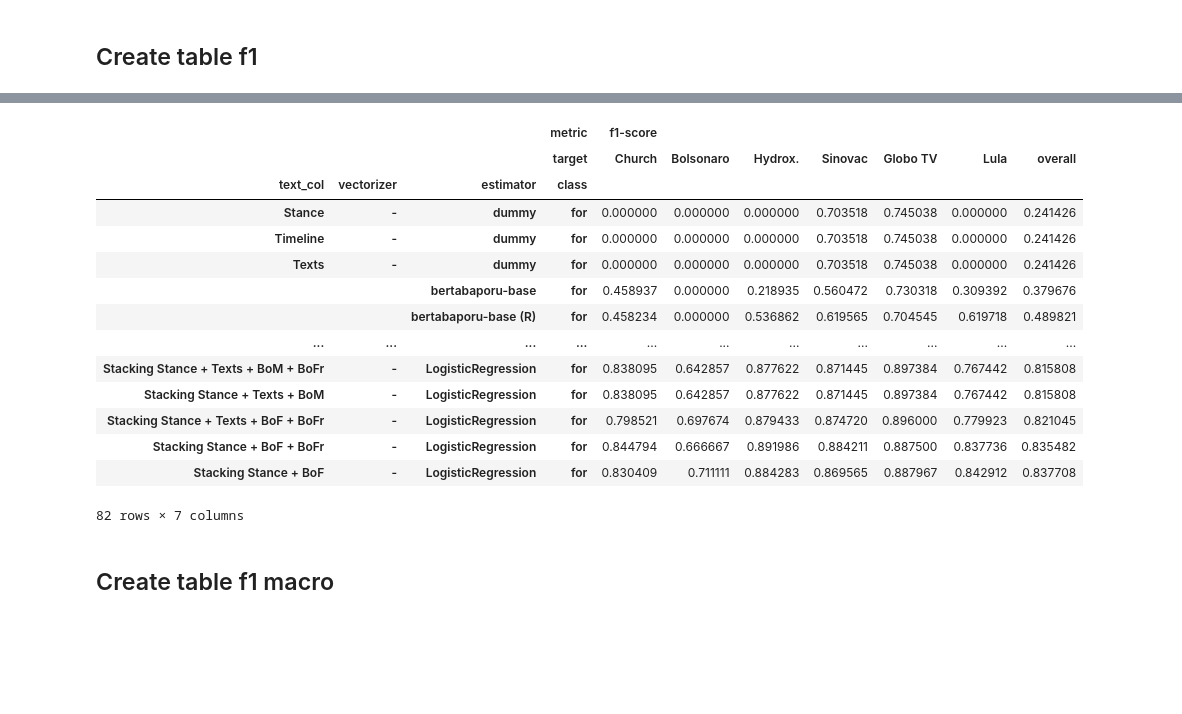
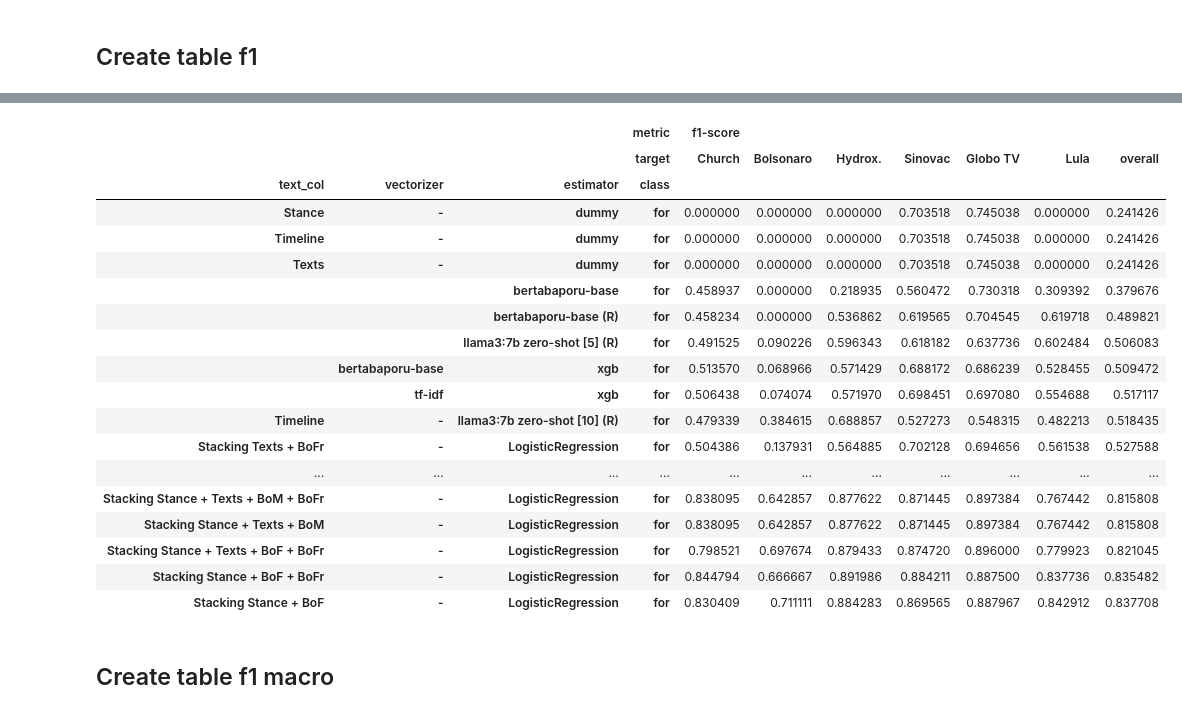
Before and after one commit to semcovici/stance-prediction-UstanceBR, a Jupyter notebook: notebooks/3.results_analysis.ipynb, the cells around one changed output, grey strips where cells are left out. Drawn from its saved outputs; the diff is of its cells as text; code cells hidden in the pictures; blank space fills up the shorter version.

```diff
--- a/notebooks/3.results_analysis.ipynb
+++ b/notebooks/3.results_analysis.ipynb
@@ -1,19 +1,19 @@
 # %%
 import pandas as pd
 import os
-from sklearn.metrics import classification_report
 from tqdm import tqdm
 import itertools
 import warnings
 import sys
-sys.path.append('../src')
+sys.path.append('../src/')
 import itertools
+from eval.mcnemar import main_mcnemar
 
 from models.classification_methods import get_classification_report
 warnings.filterwarnings("ignore")
+from data.lambdas import int_to_label, label_to_int
 
-
-pd.set_option('display.max_columns', None)
+from IPython.core.display import HTML
 # %%
 def generate_latex_with_multirow_and_bold(df):
     latex_code = ''
@@ -236,7 +238,8 @@ results_tuples_stance
 
 
 list_results = []
-for text_col, vectorizer, estimator, path_results in results_tuples_stance:
+list_hits = []
+for text_col, vectorizer, estimator, path_results in tqdm(results_tuples_stance):
 
     list_cr = []
 
@@ -246,6 +249,9 @@ for text_col, vectorizer, estimator, path_results in results_tuples_stance:
         path = test_results_path + path_results.format(target = target)
         df_results = pd.read_csv(path)
         df_results_or = df_results.copy()
+
+        test_vector = df_results.test
+        pred_vector = df_results.pred
 
         # get classification report df
         df_classification_report = get_classification_report(df_results.test, df_results.pred, cr_args = {})
@@ -262,6 +268,23 @@ for text_col, vectorizer, estimator, path_results in results_tuples_stance:
         # print(path)
         # display(df_classification_report)
 
+        # criar vetor com teste - pred e vetor de acertos e erros
+        df_hits = pd.DataFrame({'test': test_vector.apply(label_to_int).astype(bool),'pred': pred_vector.apply(label_to_int).astype(bool)})
+        df_hits['hit'] = df_hits['test'] == df_hits['pred']
+
+        list_hits.append({
+            'config_exp': {
+                "text_col": text_col,
+                "vectorizer": vectorizer,
+                "estimator": estimator,
+                "path_results": path_results
+            },
+            'df': df_hits,
+            'target': target,
+            'exp_name': {"text_col":text_col, "vectorizer":vectorizer, "estimator":estimator}
+        })
+
+
         list_cr.append(df_classification_report)
 
     df_results = pd.concat(list_cr, axis = 1)
@@ -318,21 +326,25 @@ f1_df
 # %%
-f1_df.sort_values([('f1-score','overall')])
+display(HTML(f1_df.sort_values([('f1-score','overall')]).to_html()))
 # %% [output]
 |  |  |  | metric | f1-score |  |  |  |  |  |  |
 |  |  |  | target | Church | Bolsonaro | Hydrox. | Sinovac | Globo TV | Lula | overall |
 | text_col | vectorizer | estimator | class |  |  |  |  |  |  |  |
 | Stance | - | dummy | for | 0.000000 | 0.000000 | 0.000000 | 0.703518 | 0.745038 | 0.000000 | 0.241426 |
 | Timeline | - | dummy | for | 0.000000 | 0.000000 | 0.000000 | 0.703518 | 0.745038 | 0.000000 | 0.241426 |
 | Texts | - | dummy | for | 0.000000 | 0.000000 | 0.000000 | 0.703518 | 0.745038 | 0.000000 | 0.241426 |
 |  |  | bertabaporu-base | for | 0.458937 | 0.000000 | 0.218935 | 0.560472 | 0.730318 | 0.309392 | 0.379676 |
 |  |  | bertabaporu-base (R) | for | 0.458234 | 0.000000 | 0.536862 | 0.619565 | 0.704545 | 0.619718 | 0.489821 |
+|  |  | llama3:7b zero-shot [5] (R) | for | 0.491525 | 0.090226 | 0.596343 | 0.618182 | 0.637736 | 0.602484 | 0.506083 |
+|  | bertabaporu-base | xgb | for | 0.513570 | 0.068966 | 0.571429 | 0.688172 | 0.686239 | 0.528455 | 0.509472 |
+|  | tf-idf | xgb | for | 0.506438 | 0.074074 | 0.571970 | 0.698451 | 0.697080 | 0.554688 | 0.517117 |
+| Timeline | - | llama3:7b zero-shot [10] (R) | for | 0.479339 | 0.384615 | 0.688857 | 0.527273 | 0.548315 | 0.482213 | 0.518435 |
+| Stacking Texts + BoFr | - | LogisticRegression | for | 0.504386 | 0.137931 | 0.564885 | 0.702128 | 0.694656 | 0.561538 | 0.527588 |
 | ... | ... | ... | ... | ... | ... | ... | ... | ... | ... | ... |
 | Stacking Stance + Texts + BoM + BoFr | - | LogisticRegression | for | 0.838095 | 0.642857 | 0.877622 | 0.871445 | 0.897384 | 0.767442 | 0.815808 |
 | Stacking Stance + Texts + BoM | - | LogisticRegression | for | 0.838095 | 0.642857 | 0.877622 | 0.871445 | 0.897384 | 0.767442 | 0.815808 |
 | Stacking Stance + Texts + BoF + BoFr | - | LogisticRegression | for | 0.798521 | 0.697674 | 0.879433 | 0.874720 | 0.896000 | 0.779923 | 0.821045 |
 | Stacking Stance + BoF + BoFr | - | LogisticRegression | for | 0.844794 | 0.666667 | 0.891986 | 0.884211 | 0.887500 | 0.837736 | 0.835482 |
 | Stacking Stance + BoF | - | LogisticRegression | for | 0.830409 | 0.711111 | 0.884283 | 0.869565 | 0.887967 | 0.842912 | 0.837708 |
-82 rows × 7 columns
 # %% [markdown]
 ## Create table f1 macro
 # %%
```
Also changed, not shown: parts of 16 cells of this notebook, 3 other files.
